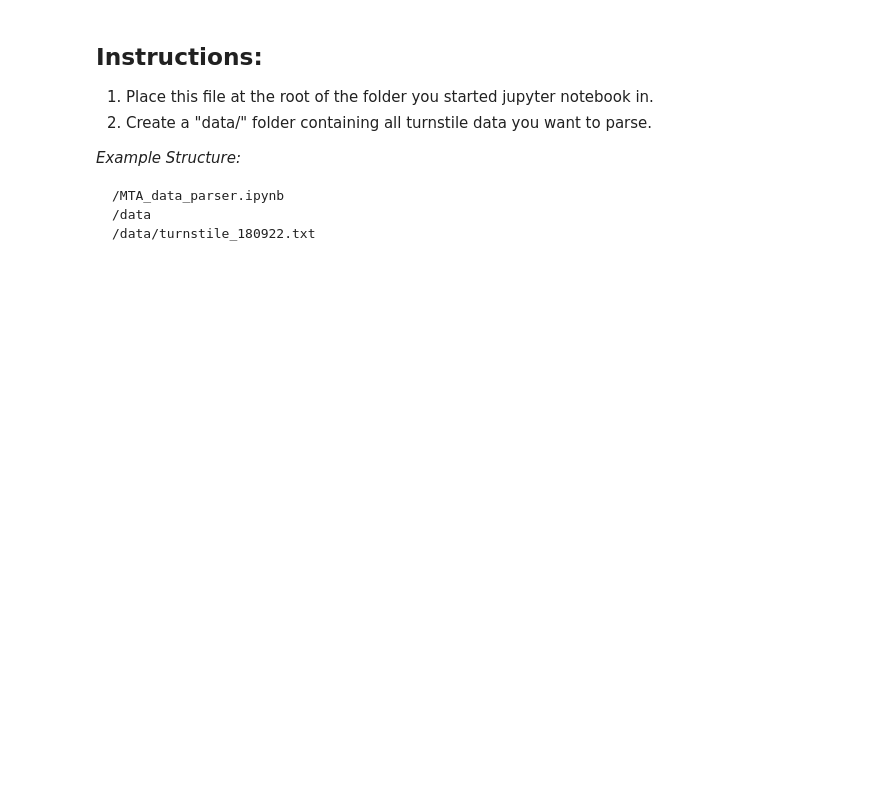
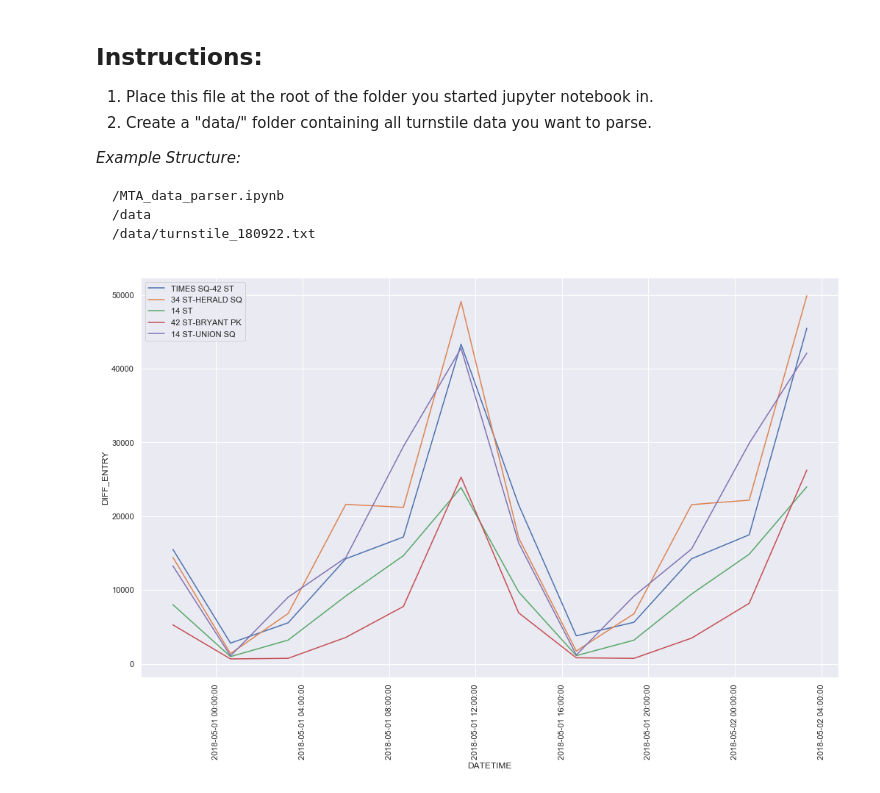
Before and after one commit to RedGeryon/MTA-subway, a Jupyter notebook: MTA_data_parser.ipynb, the cells around one changed output. Cells and saved outputs as stored; diff of their text form; code cells hidden in the pictures; blank space fills up the shorter version.

Commit message:
Finished plotting function

```diff
--- a/MTA_data_parser.ipynb
+++ b/MTA_data_parser.ipynb
@@ -12,12 +12,14 @@ _Example Structure:_
 ~~~~
 # %%
 from multiprocessing.pool import ThreadPool
+import matplotlib.pyplot as plt
+import seaborn as sns
 import pandas as pd
-import matplotlib.pyplot as plt
 import pickle
 import datetime
 import requests
 %matplotlib inline
+sns.set()
 
 # Put filepath here
 data_path = 'data/'
@@ -140,25 +140,48 @@ clean_data(df)
 # %%
-def plot_stop_data(fn, rule="4H"):
+def plot_stop_data(fn, stops, date_range=None, rule="4H"):
     ''' Load and plot entry counts in pickled file containing dictionary with stop names as keys,
     and dataframe with columns C/A, UNIT, SCP, DIFF_ENTRY, DATETIME.
     :fn: this is the filename within the specified data dir above
+    :stops: stops is an array containing string names of stops of concern
+    :date_range: is a list with 2 entries, start date and end date,
+    ["yyyy-mm-dd", "yyyy-mm-dd"]. Will be used to limit data range.
     :rule: this is the data aggregating option, default by to sum counts by 1 Day'''
 
     data = pickle.load(open(data_path+fn, 'rb'))
+    plot_dims = (17,10)
+    fig, ax = plt.subplots(figsize=plot_dims)
 
-    for stop in data:
-        if stop== 'TIMES SQ-42 ST':
-            stop_data = data[stop]
-            stop_data = stop_data[['C/A', 'UNIT', 'SCP', 'DIFF_ENTRY', 'DATETIME']]
+    for stop in stops:
+        stop_data = data[stop]
+        stop_data = stop_data[['C/A', 'UNIT', 'SCP', 'DIFF_ENTRY', 'DATETIME']]
 
-            # resample to ensure everything is by 4H interval (sum irregularities in recording time)
-            grouped = stop_data.resample(rule, on='DATETIME', base=0).sum()
-            print(stop)
-            print(grouped)
-            amount_entry  = list(grouped['DIFF_ENTRY'])
-            plt.plot(amount_entry)
+        # Slice data to range of concern
+        if date_range:
+            start_temp = date_range[0].split('-')
+            start_temp = [int(x) for x in start_temp]
+            end_temp = date_range[1].split('-')
+            end_temp = [int(x) for x in end_temp]
+            start = datetime.datetime(*start_temp)
+            end = datetime.datetime(*end_temp)
+            mask = (stop_data['DATETIME'] >= start) & (stop_data['DATETIME'] < end)
+            stop_data = stop_data.loc[mask]
 
-plot_stop_data('all_data_parsed')
+        # Resample to ensure regular time intervals (sum over irregular time intervals)
+        grouped = stop_data.resample(rule, on='DATETIME', base=0).sum()
+
+        # Plot
+        date = grouped.index
+        amount_entry = grouped['DIFF_ENTRY']
+        sns.lineplot(x=date, y=amount_entry, label = stop, ax=ax)
+#         plt.fill_between(x=date, y1=amount_entry, y2=0)
+        ax.set_xticklabels(labels=date, rotation=90)
+
+
+stops = ['TIMES SQ-42 ST','34 ST-HERALD SQ',  '14 ST', '42 ST-BRYANT PK' , '14 ST-UNION SQ']
+date_range = ['2018-5-1', '2018-5-3']
+plot_stop_data('all_data_parsed', stops, date_range, rule='4H')
+# %% [output]
+[figure, added]
 # %%
 def first_last(df):
     # Priyanka's First-Last method
```
Also changed, not shown: parts of 2 cells of this notebook.
